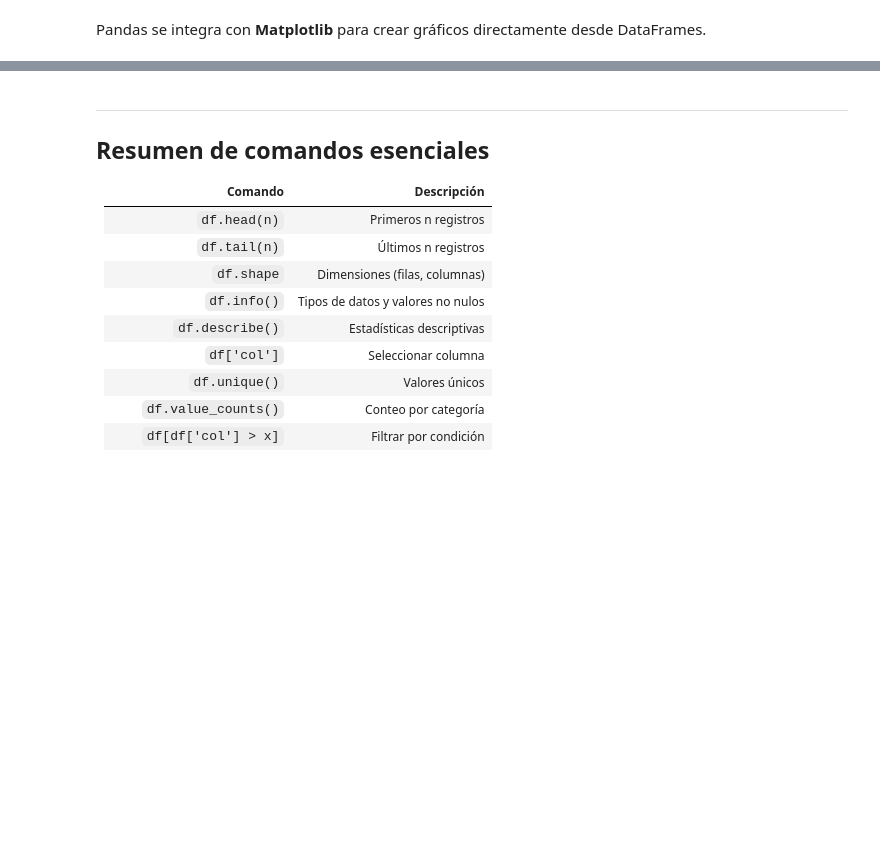
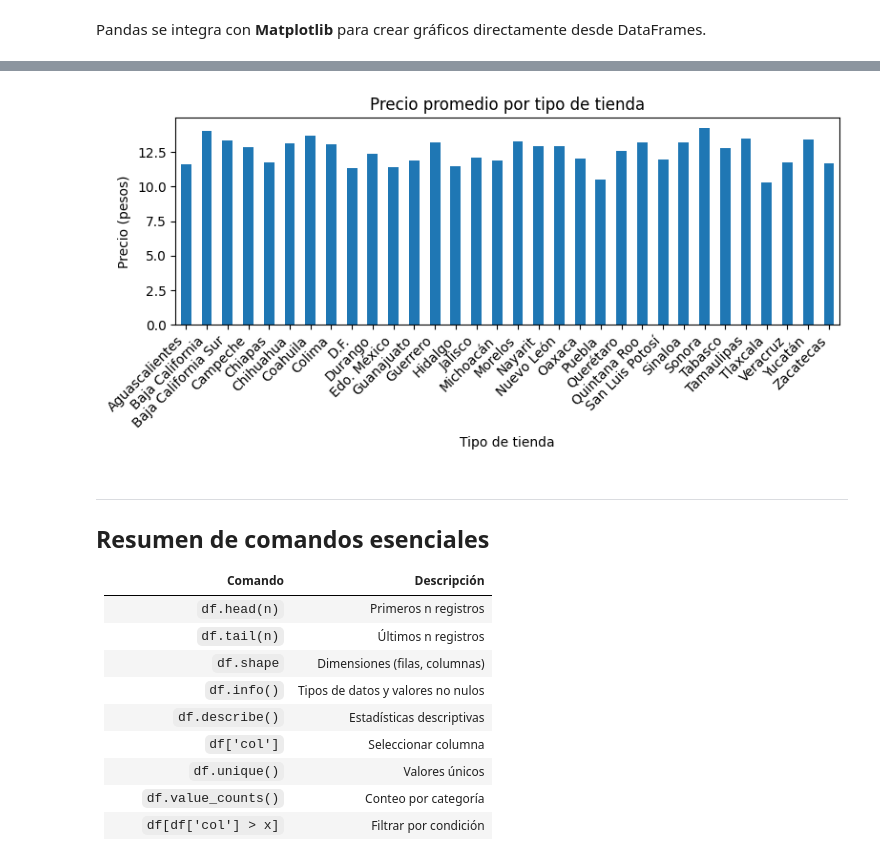
Before and after one commit to jarsmp37/progavan, a Jupyter notebook: Ejercicios OOP/ejerciciodata/comandos_basicos_ciencia_datos.ipynb, the cells around one changed output, grey strips where cells are left out. Saved outputs shown, nothing was run; the diff lists cells and outputs as text; code cells hidden in the pictures; blank space fills up the shorter version.

```diff
--- a/Ejercicios OOP/ejerciciodata/comandos_basicos_ciencia_datos.ipynb
+++ b/Ejercicios OOP/ejerciciodata/comandos_basicos_ciencia_datos.ipynb
@@ -194,13 +470,15 @@ plt.show()
 # %%
 # Gráfico de barras: precio promedio por tipo de tienda
-precio_tienda = df_limpio.groupby('Tipo de tienda')['Precio por kilogramo'].mean()
+precio_tienda = df_limpio.groupby('Estado')['Precio por kilogramo'].mean()
 precio_tienda.plot(kind='bar', figsize=(8, 4))
 plt.title('Precio promedio por tipo de tienda')
 plt.xlabel('Tipo de tienda')
 plt.ylabel('Precio (pesos)')
 plt.xticks(rotation=45, ha='right')
 plt.tight_layout()
 plt.show()
+# %% [output]
+[figure, added]
 # %% [markdown]
 ---
 ## Resumen de comandos esenciales
```
Also changed, not shown: parts of 30 cells of this notebook.
